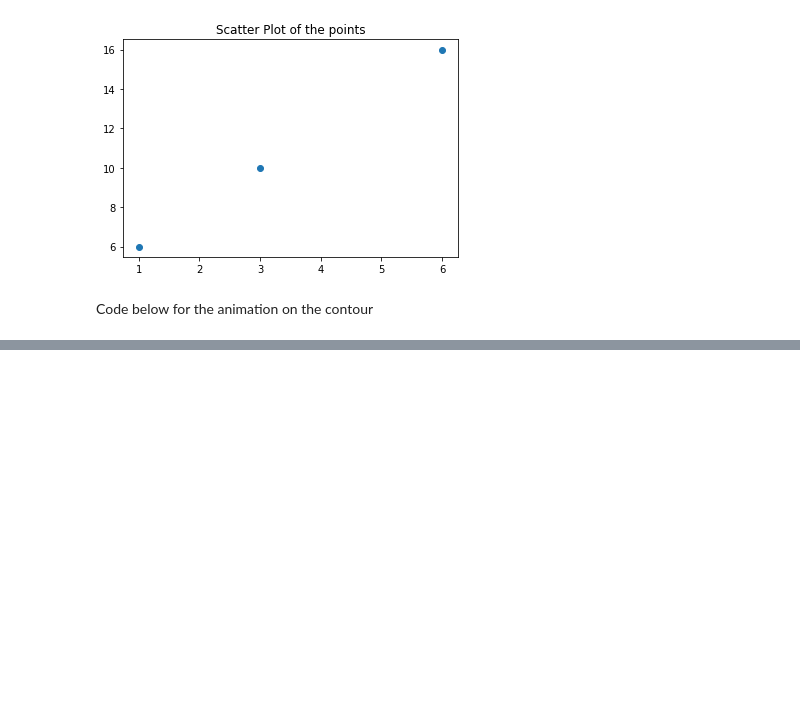
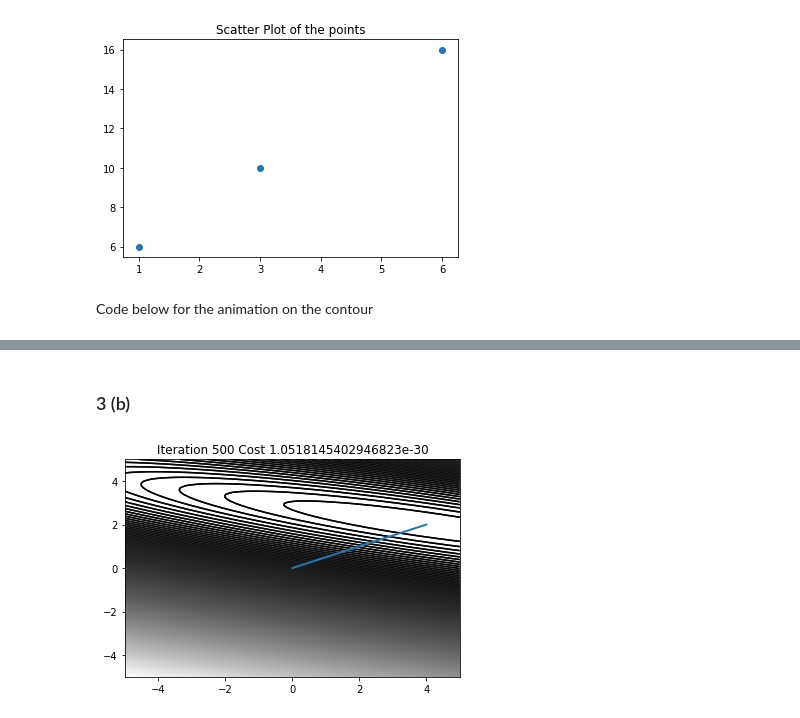
Before and after one commit to sdeepaknarayanan/Machine-Learning, a Jupyter notebook: Assignment 4/16110142_HW4_Q3.ipynb, the cells around one changed output, grey strips where cells are left out. Drawn from its saved outputs; the diff is of its cells as text; code cells hidden in the pictures; blank space fills up the shorter version.

```diff
--- a/Assignment 4/16110142_HW4_Q3.ipynb
+++ b/Assignment 4/16110142_HW4_Q3.ipynb
@@ -146,0 +131,49 @@ The link for the animation of line is [here](https://drive.google.com/file/d/15h
+# %% [markdown]
+### 3 (b)
+# %%
+
+fig = plt.figure()
+plt.contour(Y_,X_,Z ,300, cmap='gray');
+ax = plt.axes(xlim=(-5, 5), ylim=(-5, 5))
+
+line, = ax.plot([], [], lw=2)
+def init():
+    plt.contour(Y_,X_,Z ,300, cmap='gray');
+    line.set_data([], [])
+    return line,
+
+def animation_plot(i):
+    global X
+    global y
+    global theta
+    error = y - X.dot(theta)
+    old = np.copy(theta)
+    for j in range(len(theta)):
+        temp1 = 0
+        zj = 0
+        temp2 = 0
+        for i_ in range(len(y)):
+            zj+=(X[i_][j])**2
+            temp1+=y[i_]*X[i_][j]
+            for k in range(len(theta)):
+                if k!=j:
+                    temp2+=theta[k]*X[i_][k]*X[i_][j]
+        rhoj = temp1 - temp2
+        theta[j] = rhoj/zj
+    val = (loss(x,y,theta[0],theta[1]))
+    #print(theta)
+    plt.title("Iteration "+str(i+1)+ " Cost "+ str(val))
+    line.set_data(x_to_plot,y_to_plot)
+    x_to_plot.append(theta[0])
+    y_to_plot.append(theta[1])
+    return line,
+X = np.c_[np.ones(len(x)),x]
+theta = np.zeros((len(X[0]),1))
+x_to_plot = list(theta[0])
+y_to_plot = list(theta[1])
+line.set_data(x_to_plot,y_to_plot)
+anim = animation.FuncAnimation(fig, animation_plot, init_func=init, frames=500, interval=20, blit=True)
+anim.save('16110142_Animation_Contour_Coordinate.mp4', fps=5, extra_args=['-vcodec', 'libx264'])
+plt.show()
+# %% [output]
+[figure, added]
```
Also changed, not shown: parts of 11 cells of this notebook, 13 other files.
